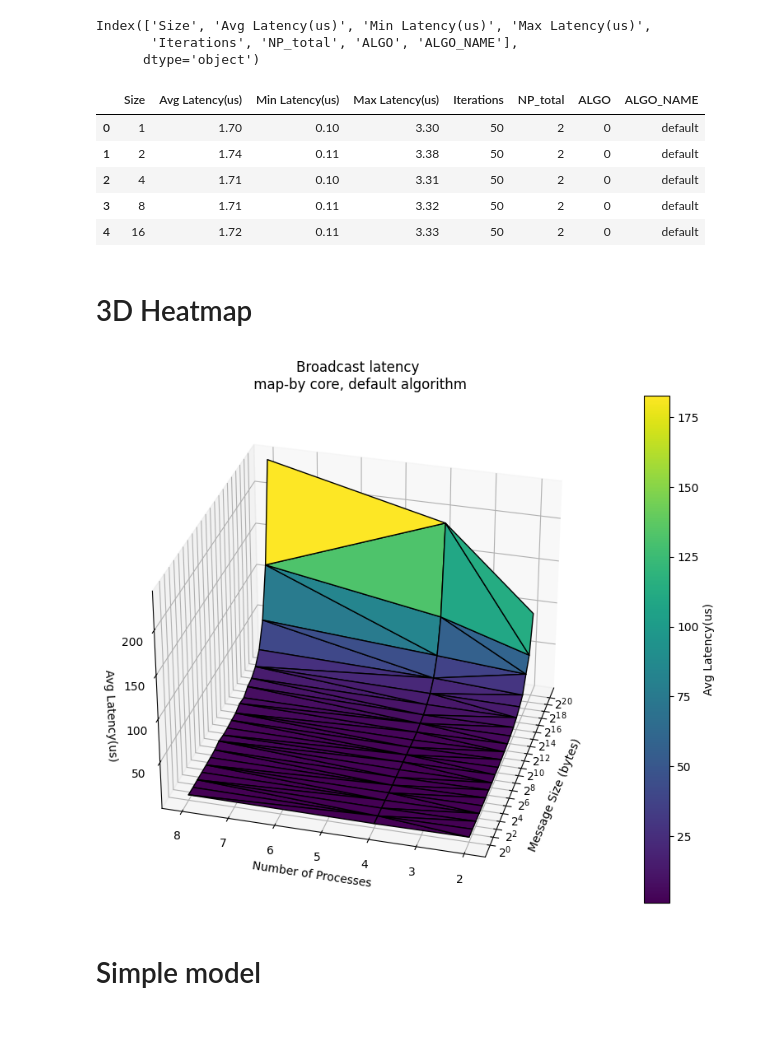
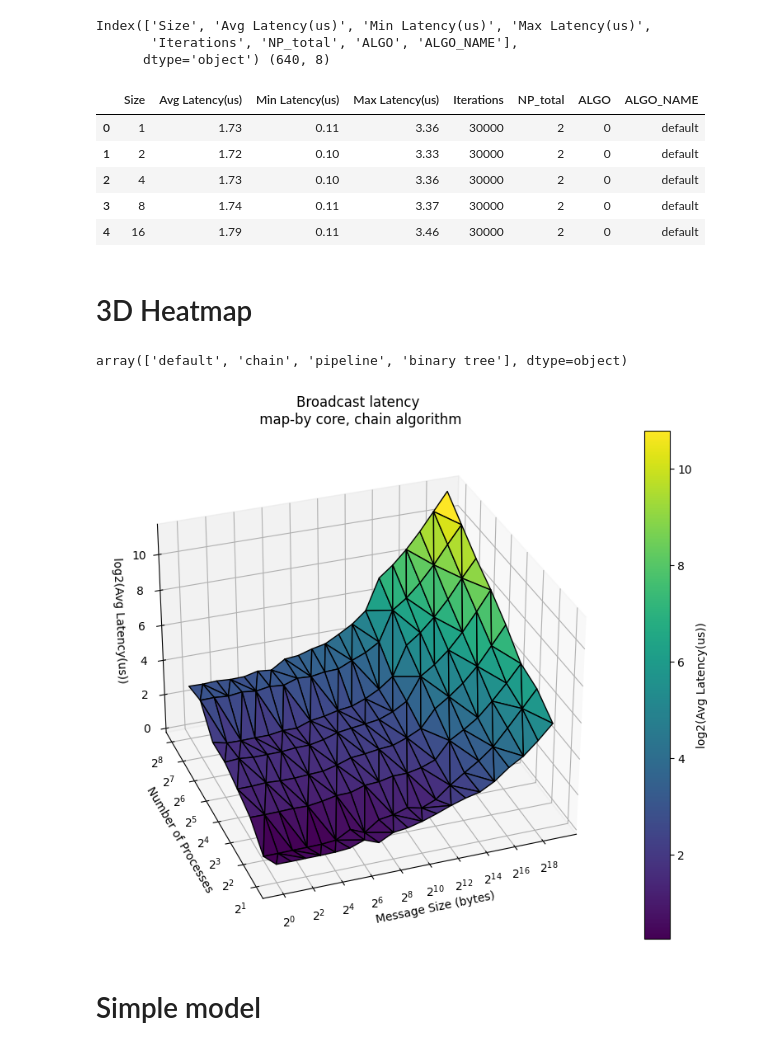
Before and after one commit to JunkyByte/final_hpc_and_cloud, a Jupyter notebook: HPC/exercise1/data_analysis.ipynb, the cells around one changed output. Cells and saved outputs as stored; diff of their text form; code cells hidden in the pictures.

```diff
--- a/HPC/exercise1/data_analysis.ipynb
+++ b/HPC/exercise1/data_analysis.ipynb
@@ -3,56 +3,64 @@ import pandas as pd
 import matplotlib.pyplot as plt
 import numpy as np
 # %%
-results = pd.read_csv('results_bcast.csv')
-print(results.columns)
+results = pd.read_csv('results_bcast_full.csv')
+print(results.columns, results.shape)
 results.head()
 # %% [output]
 Index(['Size', 'Avg Latency(us)', 'Min Latency(us)', 'Max Latency(us)',
        'Iterations', 'NP_total', 'ALGO', 'ALGO_NAME'],
-      dtype='object')
+      dtype='object') (640, 8)
 |  | Size | Avg Latency(us) | Min Latency(us) | Max Latency(us) | Iterations | NP_total | ALGO | ALGO_NAME |
-| 0 | 1 | 1.70 | 0.10 | 3.30 | 50 | 2 | 0 | default |
-| 1 | 2 | 1.74 | 0.11 | 3.38 | 50 | 2 | 0 | default |
-| 2 | 4 | 1.71 | 0.10 | 3.31 | 50 | 2 | 0 | default |
-| 3 | 8 | 1.71 | 0.11 | 3.32 | 50 | 2 | 0 | default |
-| 4 | 16 | 1.72 | 0.11 | 3.33 | 50 | 2 | 0 | default |
+| 0 | 1 | 1.73 | 0.11 | 3.36 | 30000 | 2 | 0 | default |
+| 1 | 2 | 1.72 | 0.10 | 3.33 | 30000 | 2 | 0 | default |
+| 2 | 4 | 1.73 | 0.10 | 3.36 | 30000 | 2 | 0 | default |
+| 3 | 8 | 1.74 | 0.11 | 3.37 | 30000 | 2 | 0 | default |
+| 4 | 16 | 1.79 | 0.11 | 3.46 | 30000 | 2 | 0 | default |
 # %% [markdown]
 # 3D Heatmap
+# %%
+results['ALGO_NAME'].unique()
+# %% [output]
+array(['default', 'chain', 'pipeline', 'binary tree'], dtype=object)
 # %%
-# Filter data for the specific algorithm with index = 0
-algorithm_data = results[results['ALGO_NAME'] == 'default']
+ALGO = 'chain'
+algorithm_data = results[results['ALGO_NAME'] == ALGO]
 
 # Extract relevant columns
 x = algorithm_data['Size']
 y = algorithm_data['NP_total']
 z = algorithm_data['Avg Latency(us)']
 
 # Create a 3D plot
 fig = plt.figure(figsize=(10, 8))
 ax = fig.add_subplot(111, projection='3d')
 
 # Plot the 3D mesh heatmap
-mesh = ax.plot_trisurf(np.log2(x), y, z, cmap='viridis', edgecolor='k')
+mesh = ax.plot_trisurf(np.log2(x), np.log2(y), np.log2(z), cmap='viridis', edgecolor='k')
 
 # Set labels
 ax.set_xlabel('Message Size (bytes)')
 ax.set_ylabel('Number of Processes')
-ax.set_zlabel('Avg Latency(us)')
+ax.set_zlabel('log2(Avg Latency(us))')
 
-ax.set_title('Broadcast latency\n map-by core, default algorithm')
-fig.colorbar(mesh, ax=ax, label='Avg Latency(us)')
-ax.view_init(elev=30, azim=-165)  # Adjust the elevation and azimuth angles as needed
+ax.set_title(f'Broadcast latency\n map-by core, {ALGO} algorithm')
+fig.colorbar(mesh, ax=ax, label='log2(Avg Latency(us))')
+ax.view_init(elev=30, azim=-110)  # Adjust the elevation and azimuth angles as needed
 
-ax.set_xticks(sorted(np.log2(x).unique()))
-ax.set_xticklabels([])
+# Set y-axis tick labels
+yticks_values = [2, 4, 8, 16, 32, 64, 128, 256]
+yticks_labels = ['$2^{%s}$' % int(np.log2(val)) for val in yticks_values]
+ax.set_yticks(np.log2(yticks_values))
+ax.set_yticklabels(yticks_labels)
 
-tick_labels = ['$2^{%s}$' % int(val) for val in np.log2(x.unique())]
-for i, (tick, label) in enumerate(zip(np.log2(x.unique())[::2], tick_labels[::2])):
-    ax.text(tick, 1.25, -10, label, ha='center', va='center', rotation=-3)
+# Set x-axis tick labels
+xticks_labels = ['$2^{%s}$' % int(val) for val in np.log2(x.unique())]
+ax.set_xticks(np.log2(x.unique())[::2])
+ax.set_xticklabels(xticks_labels[::2])
 
 # Show the plot
 plt.show()
 # %% [output]
-[figure, old version]
+[figure, new version]
 # %% [markdown]
 # Simple model
```
Also changed, not shown: parts of 6 cells of this notebook, 30 other files.
